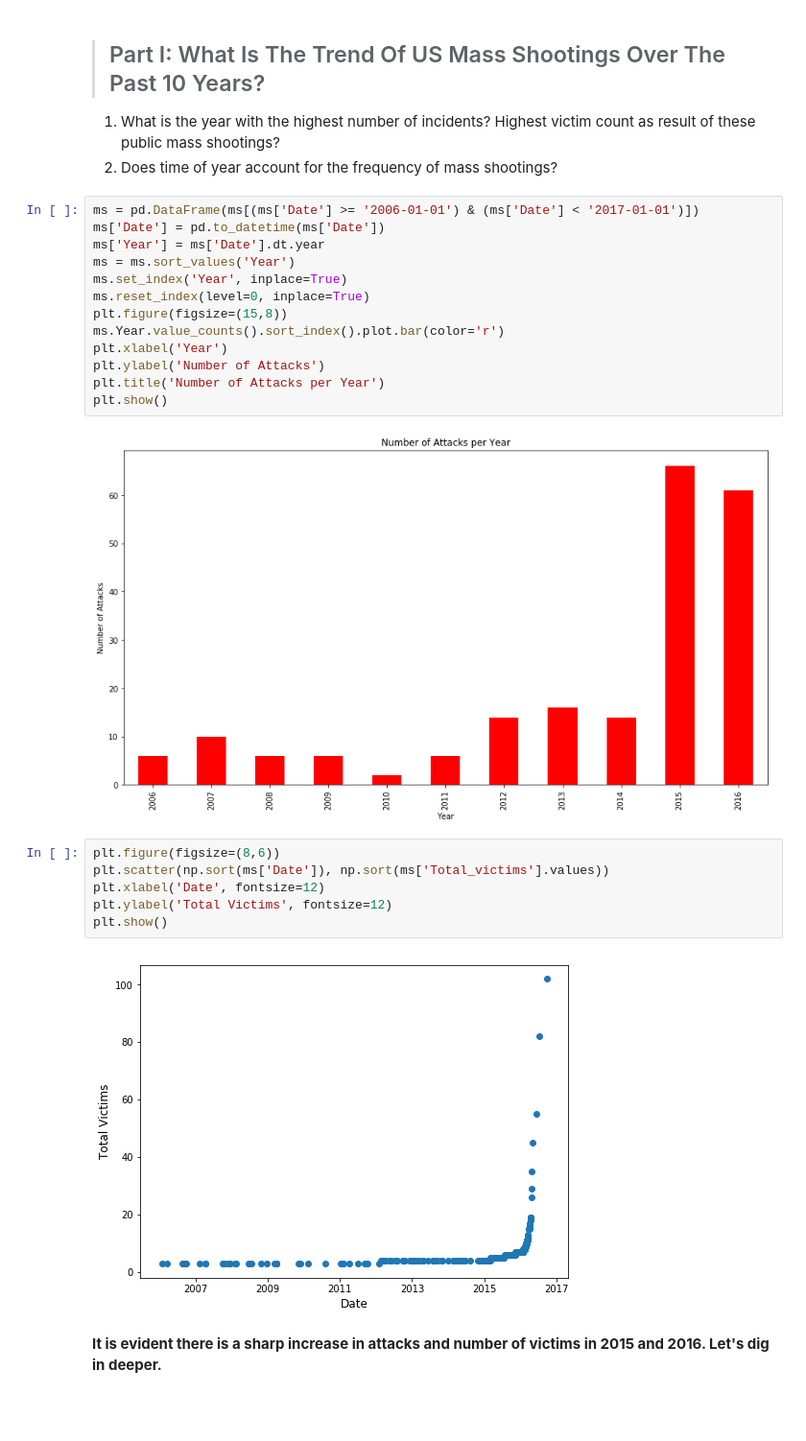
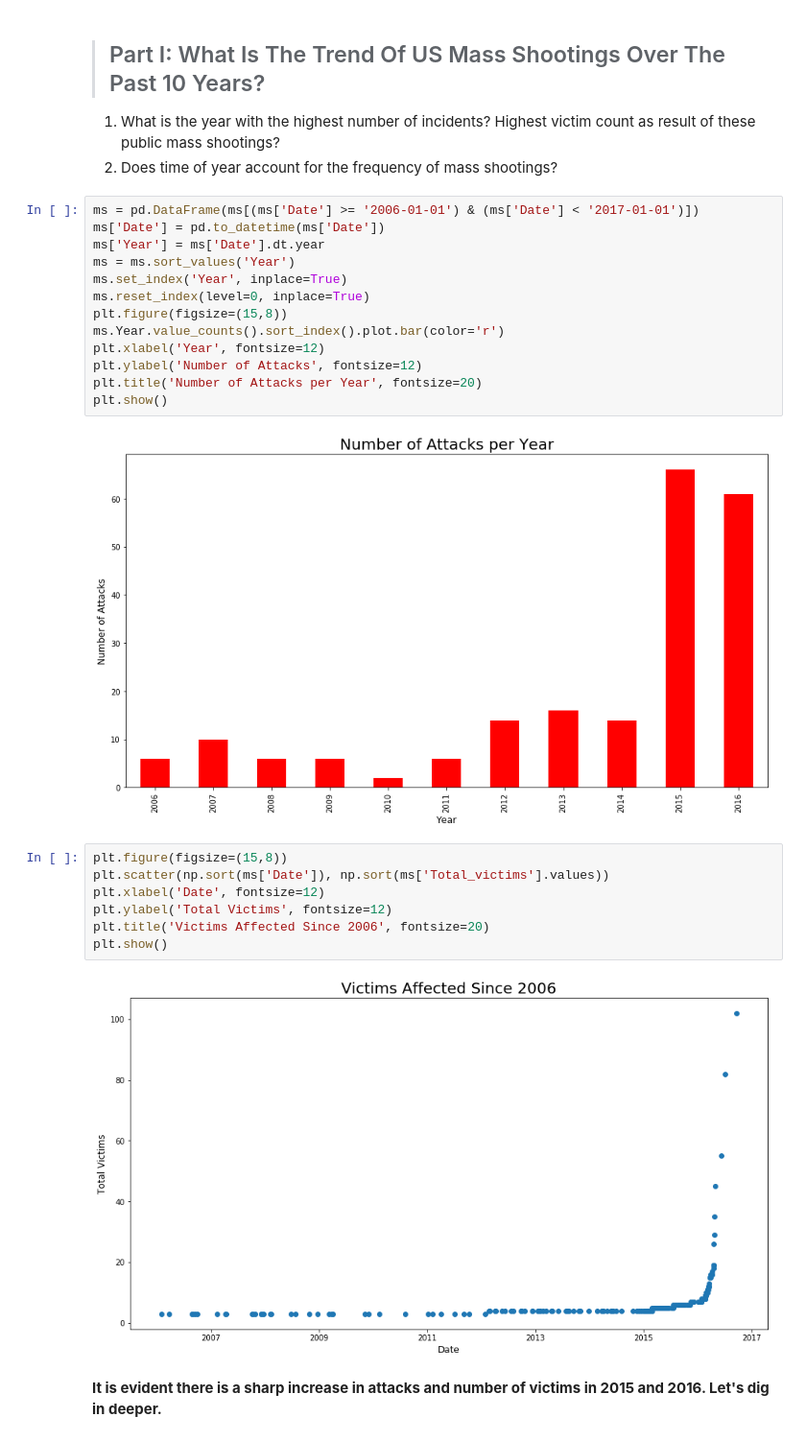
Before and after one commit to arielleweissman/Data-Viz, a Jupyter notebook: Mass_Shootings.ipynb, the cells around one changed output. Shown: that part at 96% size. Cells and saved outputs as stored; diff of their text form; blank space fills up the shorter version.

```diff
--- a/Mass_Shootings.ipynb
+++ b/Mass_Shootings.ipynb
@@ -24,20 +24,21 @@ ms.set_index('Year', inplace=True)
 ms.reset_index(level=0, inplace=True)
 plt.figure(figsize=(15,8))
 ms.Year.value_counts().sort_index().plot.bar(color='r')
-plt.xlabel('Year')
-plt.ylabel('Number of Attacks')
-plt.title('Number of Attacks per Year')
+plt.xlabel('Year', fontsize=12)
+plt.ylabel('Number of Attacks', fontsize=12)
+plt.title('Number of Attacks per Year', fontsize=20)
 plt.show()
 # %% [output]
-[figure, old version]
+[figure, new version]
 # %%
-plt.figure(figsize=(8,6))
+plt.figure(figsize=(15,8))
 plt.scatter(np.sort(ms['Date']), np.sort(ms['Total_victims'].values))
 plt.xlabel('Date', fontsize=12)
 plt.ylabel('Total Victims', fontsize=12)
+plt.title('Victims Affected Since 2006', fontsize=20)
 plt.show()
 # %% [output]
-[figure, old version]
+[figure, new version]
 # %% [markdown]
 **It is evident there is a sharp increase in attacks and number of victims in 2015 and 2016. Let's dig in deeper.**
 # %%
```
Also changed, not shown: parts of 16 cells of this notebook.
